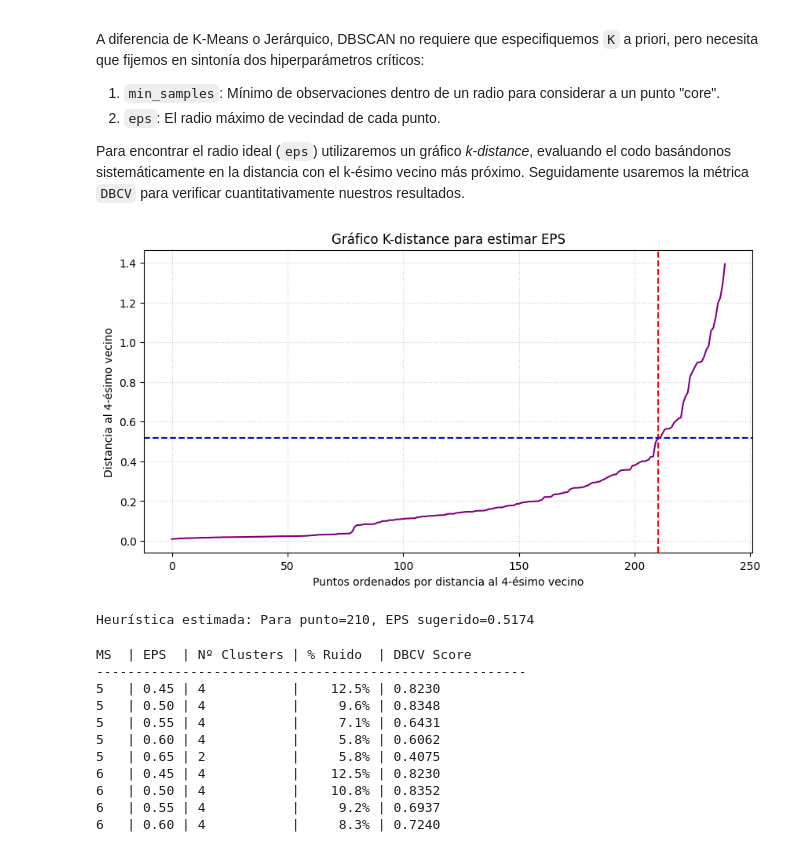
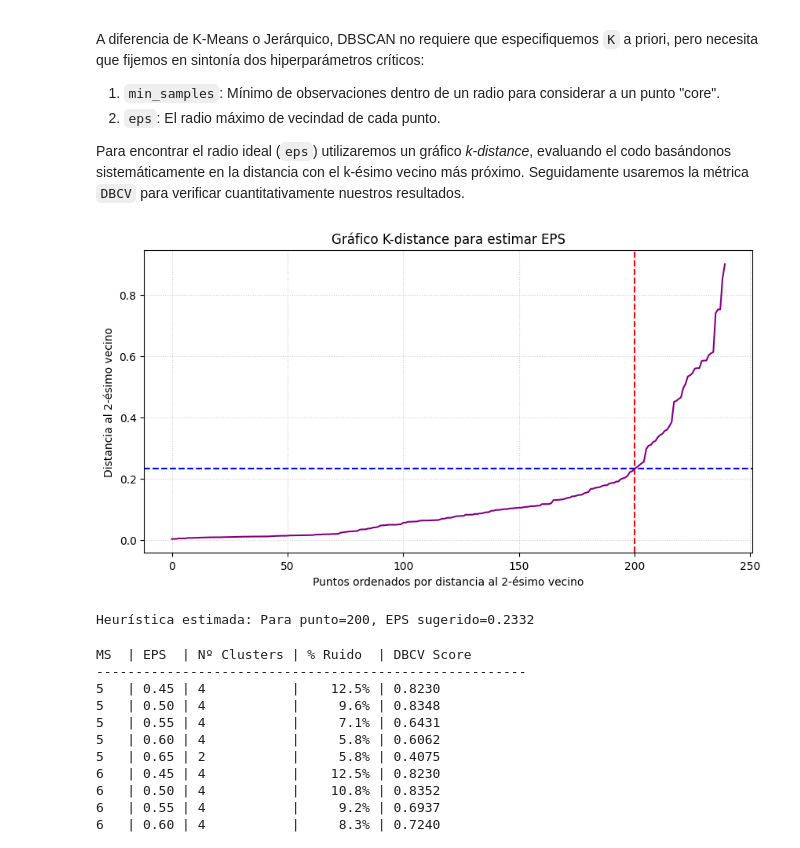
Before and after one commit to 100522371/P2_AA_Grupo17, a Jupyter notebook: p2_grupo17.ipynb, the cells around one changed output. Saved outputs shown, nothing was run; the diff lists cells and outputs as text; code cells hidden in the pictures.

```diff
--- a/p2_grupo17.ipynb
+++ b/p2_grupo17.ipynb
@@ -392,33 +399,33 @@ A diferencia de K-Means o Jerárquico, DBSCAN no requiere que especifiquemos `K`
 Para encontrar el radio ideal (`eps`) utilizaremos un gráfico *k-distance*, evaluando el codo basándonos sistemáticamente en la distancia con el k-ésimo vecino más próximo. Seguidamente usaremos la métrica `DBCV` para verificar cuantitativamente nuestros resultados.
 # %%
 # Análisis del k-distance para calcular un EPS inicial (Heurística)
-# Fijamos min_samples en 5 por tratarse de un conjunto 2D estándar y sin demasiada densidad
-min_samples = 5
+# Fijamos min_samples en 3 por tratarse de un conjunto 2D estándar y sin demasiada densidad
+min_samples = 3
 
 nn = NearestNeighbors(n_neighbors=min_samples)
 nn.fit(df)
 distances, indices = nn.kneighbors(df)
 
 # Ordenamos las distancias del k-ésimo vecino (min_samples - 1 es el índice)
 sorted_distances = np.sort(distances[:, min_samples-1], axis=0)
 
 # Al observar la lista, el codo / subida fuerte en nuestro dataset de PCA ocurre aprox alrededor del pto 210
-x_point = 210
+x_point = 200
 y_value_eps = sorted_distances[x_point]
 
 plt.figure(figsize=(10, 5))
 plt.plot(sorted_distances, color='purple')
 plt.xlabel(f'Puntos ordenados por distancia al {min_samples-1}-ésimo vecino')
 plt.ylabel(f'Distancia al {min_samples-1}-ésimo vecino')
 plt.title('Gráfico K-distance para estimar EPS')
 plt.axvline(x=x_point, color='r', linestyle='--')
 plt.axhline(y=y_value_eps, color='b', linestyle='--')
 plt.grid(True, linestyle=':', alpha=0.6)
 plt.show()
 
 print(f"Heurística estimada: Para punto={x_point}, EPS sugerido={y_value_eps:.4f}")
 # %% [output]
-[figure, old version]
+[figure, new version]
-Heurística estimada: Para punto=210, EPS sugerido=0.5174
+Heurística estimada: Para punto=200, EPS sugerido=0.2332
 # %%
 # Fine-tuning iterativo midiendo con la métrica DBCV
```
Also changed, not shown: parts of 12 cells of this notebook.
